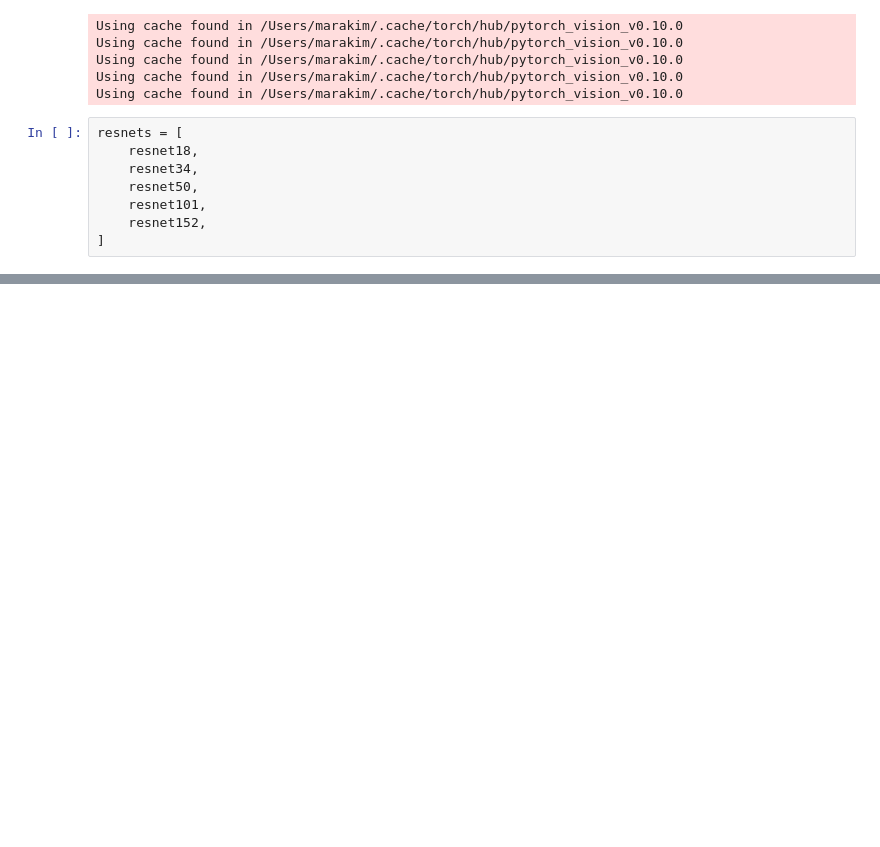
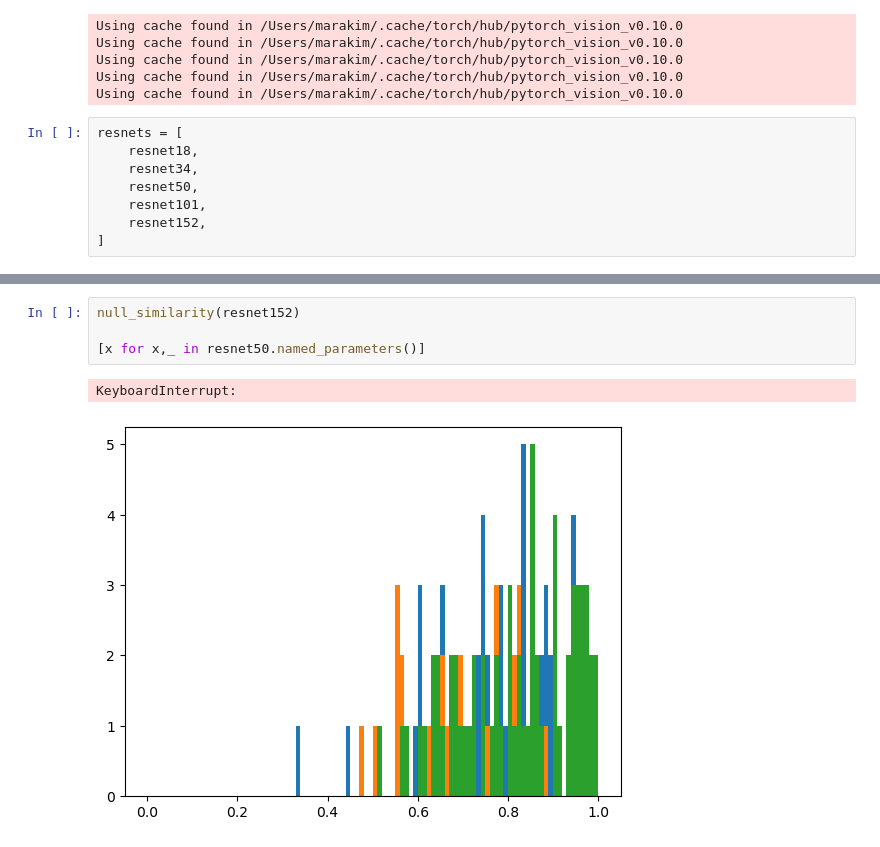
Before and after one commit to astralarya/network_inflation, a Jupyter notebook: Resnet.ipynb, the cells around one changed output, grey strips where cells are left out. Cells and saved outputs as stored; diff of their text form; blank space fills up the shorter version.

```diff
--- a/Resnet.ipynb
+++ b/Resnet.ipynb
@@ -92,0 +196,7 @@ KeyboardInterrupt:
+# %%
+null_similarity(resnet152)
+
+[x for x,_ in resnet50.named_parameters()]
+# %% [output]
+KeyboardInterrupt:
+[figure, added]
```
Also changed, not shown: parts of 14 cells of this notebook.
